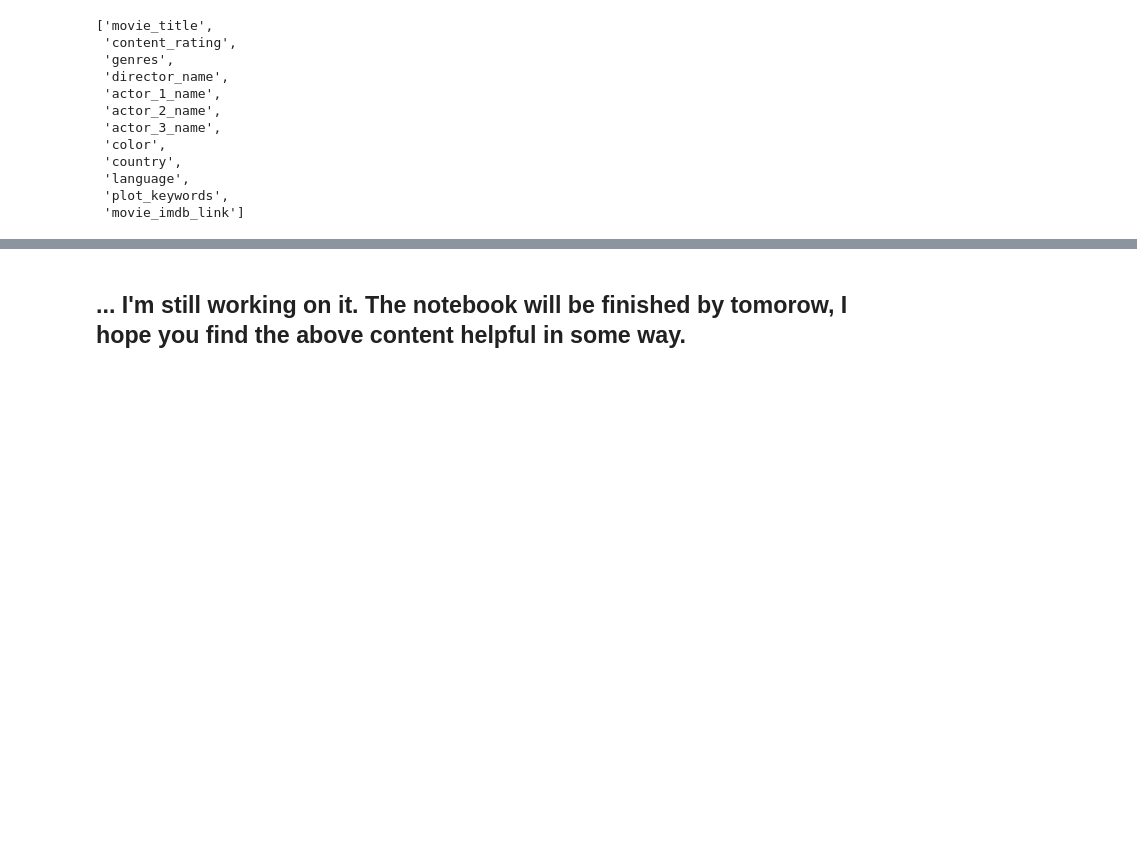
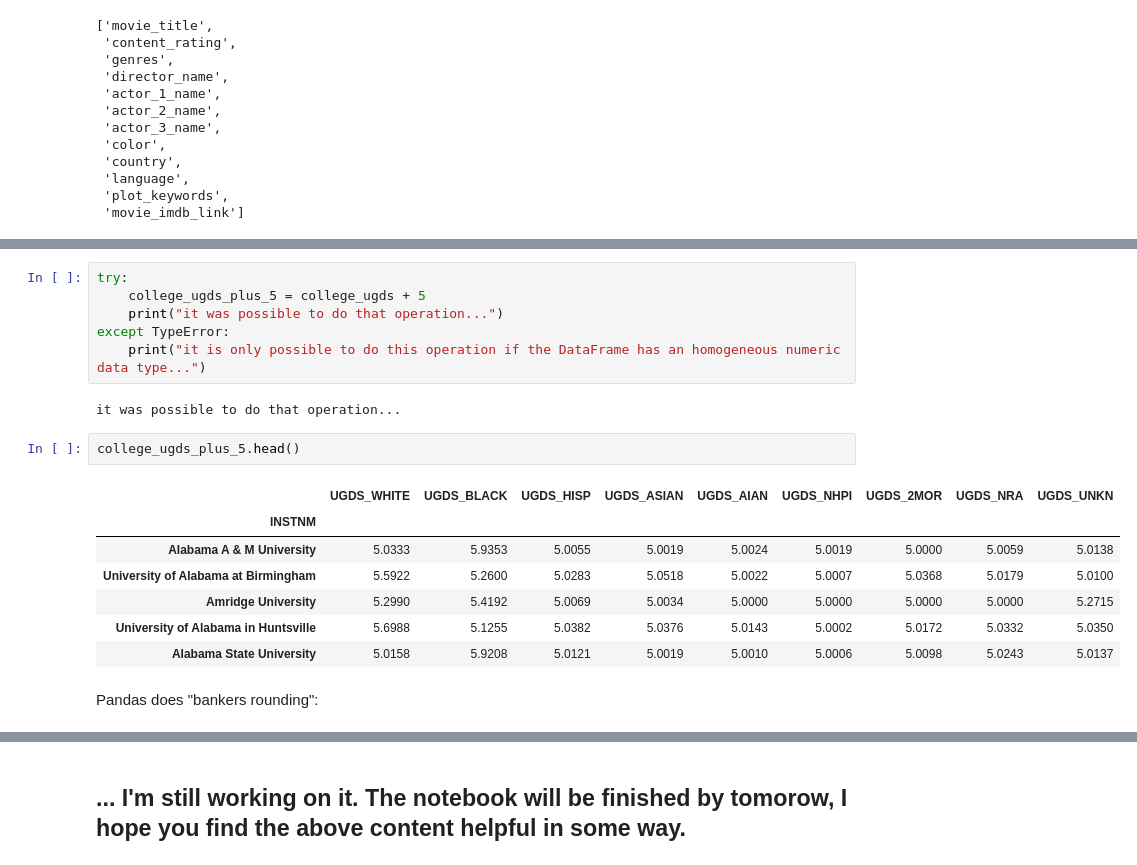
Before and after one commit to victorvianaom/Pandas-1.x-Cookbook, a Jupyter notebook: Essential DataFrame Operations 📚02.ipynb, the cells around one changed output, grey strips where cells are left out. Drawn from its saved outputs; the diff is of its cells as text; blank space fills up the shorter version.

```diff
--- a/Essential DataFrame Operations 📚02.ipynb
+++ b/Essential DataFrame Operations 📚02.ipynb
@@ -406,0 +449,20 @@ dtype: int64
+# %%
+try:
+    college_ugds_plus_5 = college_ugds + 5
+    print("it was possible to do that operation...")
+except TypeError:
+    print("it is only possible to do this operation if the DataFrame has an homogeneous numeric data type...")
+# %% [output]
+it was possible to do that operation...
+# %%
+college_ugds_plus_5.head()
+# %% [output]
+|  | UGDS_WHITE | UGDS_BLACK | UGDS_HISP | UGDS_ASIAN | UGDS_AIAN | UGDS_NHPI | UGDS_2MOR | UGDS_NRA | UGDS_UNKN |
+| INSTNM |  |  |  |  |  |  |  |  |  |
+| Alabama A & M University | 5.0333 | 5.9353 | 5.0055 | 5.0019 | 5.0024 | 5.0019 | 5.0000 | 5.0059 | 5.0138 |
+| University of Alabama at Birmingham | 5.5922 | 5.2600 | 5.0283 | 5.0518 | 5.0022 | 5.0007 | 5.0368 | 5.0179 | 5.0100 |
+| Amridge University | 5.2990 | 5.4192 | 5.0069 | 5.0034 | 5.0000 | 5.0000 | 5.0000 | 5.0000 | 5.2715 |
+| University of Alabama in Huntsville | 5.6988 | 5.1255 | 5.0382 | 5.0376 | 5.0143 | 5.0002 | 5.0172 | 5.0332 | 5.0350 |
+| Alabama State University | 5.0158 | 5.9208 | 5.0121 | 5.0019 | 5.0010 | 5.0006 | 5.0098 | 5.0243 | 5.0137 |
+# %% [markdown]
+Pandas does "bankers rounding":
```
Also changed, not shown: parts of 24 cells of this notebook.
